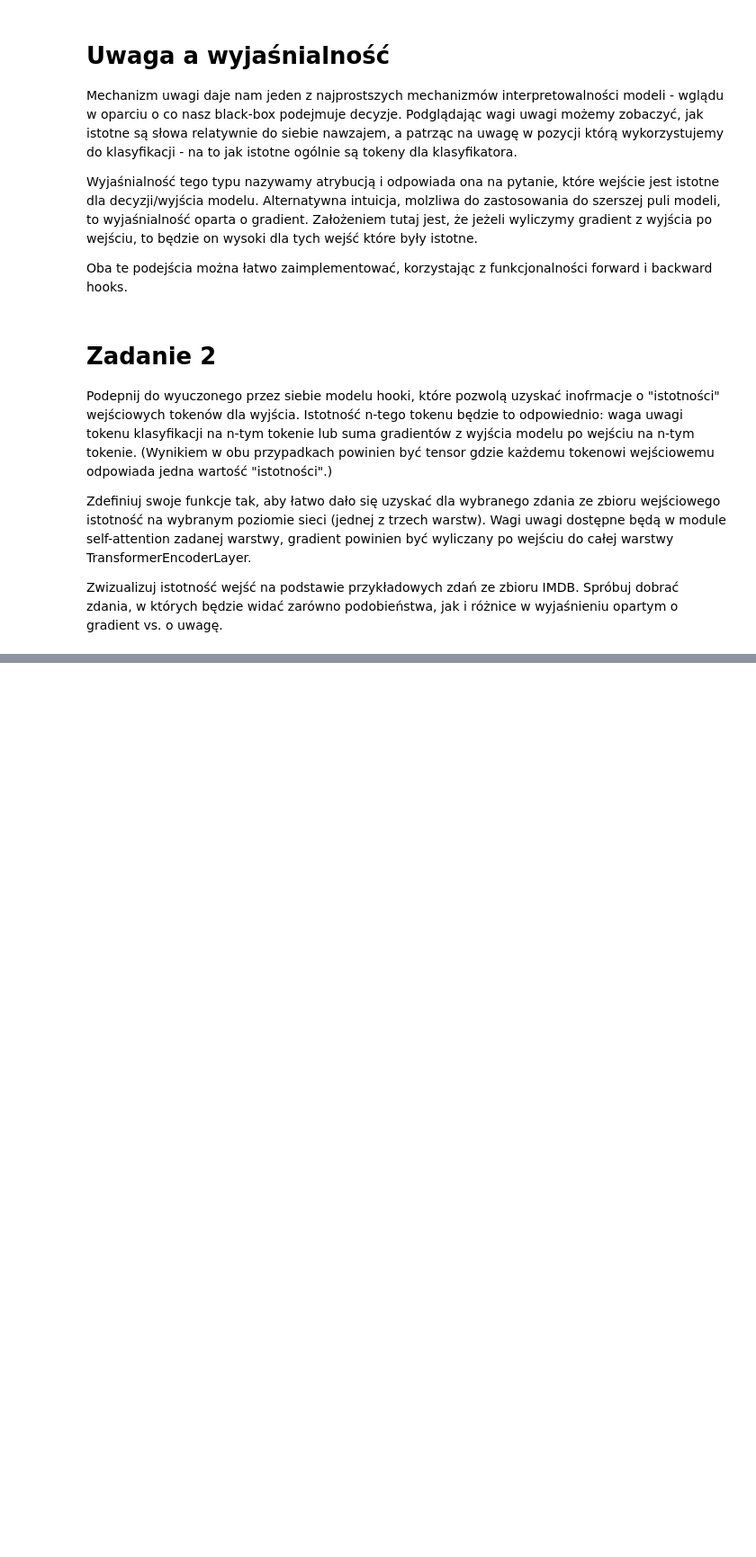
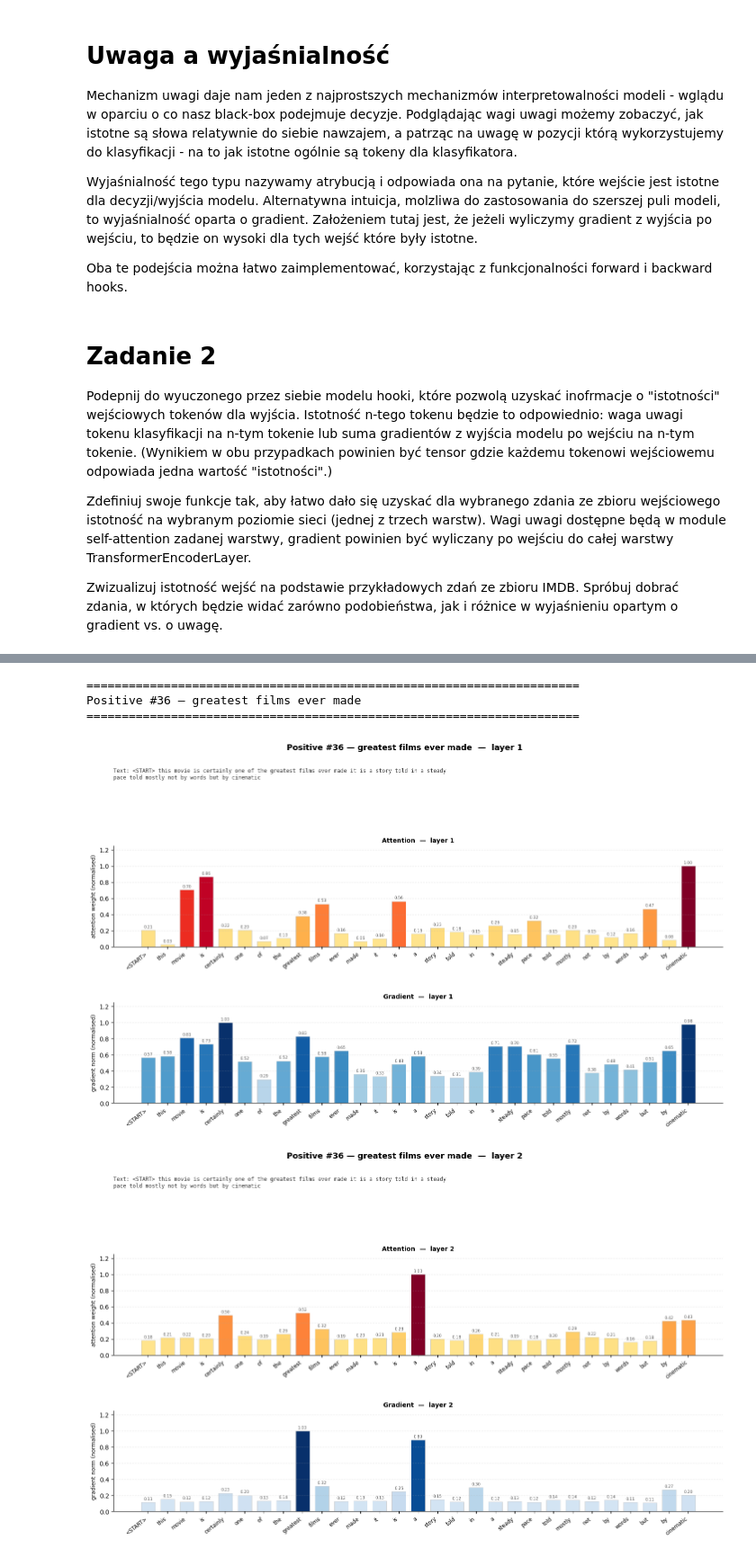
Before and after one commit to mikolaj-olesinski/Deep-Neural-Networks-PWR, a Jupyter notebook: lab10/lab10.ipynb, the cells around one changed output, grey strips where cells are left out. Shown at 90% size. Drawn from its saved outputs; the diff is of its cells as text; code cells hidden in the pictures; blank space fills up the shorter version.

```diff
--- a/lab10/lab10.ipynb
+++ b/lab10/lab10.ipynb
@@ -161,13 +162,6 @@ test_loader  = DataLoader(test_dataset,  batch_size=BATCH_SIZE, shuffle=False, c
 class TransformerClassifier(nn.Module):
     def __init__(self, vocab_size, d_model, nhead, num_layers, num_classes,
                  max_len=MAX_LEN + 1, dropout=0.1):
-        """
-        vocab_size  — rozmiar słownika (+1 na CLS token)
-        d_model     — wymiar embeddingu i ukryty rozmiar Transformera
-        nhead       — liczba głów uwagi (d_model musi być podzielne przez nhead)
-        num_layers  — liczba warstw TransformerEncoderLayer (w zadaniu: 3)
-        max_len     — maksymalna długość sekwencji (MAX_LEN + 1 bo CLS)
-        """
         super().__init__()
 
         self.token_embedding = nn.Embedding(vocab_size + 1, d_model, padding_idx=0)
@@ -187,10 +181,6 @@ class TransformerClassifier(nn.Module):
         self.dropout = nn.Dropout(dropout)
 
     def forward(self, x, key_padding_mask=None):
-        """
-        x                — (batch, seq_len) tokeny jako int
-        key_padding_mask — (batch, seq_len) True gdzie padding
-        """
         batch_size, seq_len = x.shape
 
         positions = torch.arange(seq_len, device=x.device)
@@ -615,0 +572,33 @@ NEGATIVE: ['<START>', 'please', 'give', 'this', 'one', 'a', 'miss', 'br', 'br',
+# %%
+def run_sentence(model, seq, label, device=DEVICE, max_words=30, print_text=True):
+    print("=" * 70)
+    print(label)
+    print("=" * 70)
+    for layer_idx in [0, 1, 2]:
+        tokens, attn, grad = analyze_sentence(
+            model, seq, layer_idx=layer_idx, max_words=max_words, device=device)
+
+        attn_np = attn.detach().numpy()
+        attn_np = attn_np / (attn_np.max() + 1e-8)
+        grad_np = grad.detach().numpy()
+
+        if print_text:
+            print(f"\n  layer {layer_idx + 1}")
+            print(f"  {'token':<20} {'attn':>6}  {'grad':>6}")
+            print(f"  {'-'*36}")
+            for tok, a, g in zip(tokens, attn_np, grad_np):
+                print(f"  {tok:<20} {a:>6.3f}  {g:>6.3f}")
+
+        plot_importance(tokens, attn, grad,
+                        title=f'{label}  —  layer {layer_idx + 1}',
+                        layer_idx=layer_idx)
+    print()
+
+
+run_sentence(model, x_test[36], 'Positive #36 — greatest films ever made', print_text=False)
+# %% [output]
+======================================================================
+Positive #36 — greatest films ever made
+======================================================================
+[figure, added]
+[figure, added]
```
Also changed, not shown: parts of 12 cells of this notebook, 2 other files.
